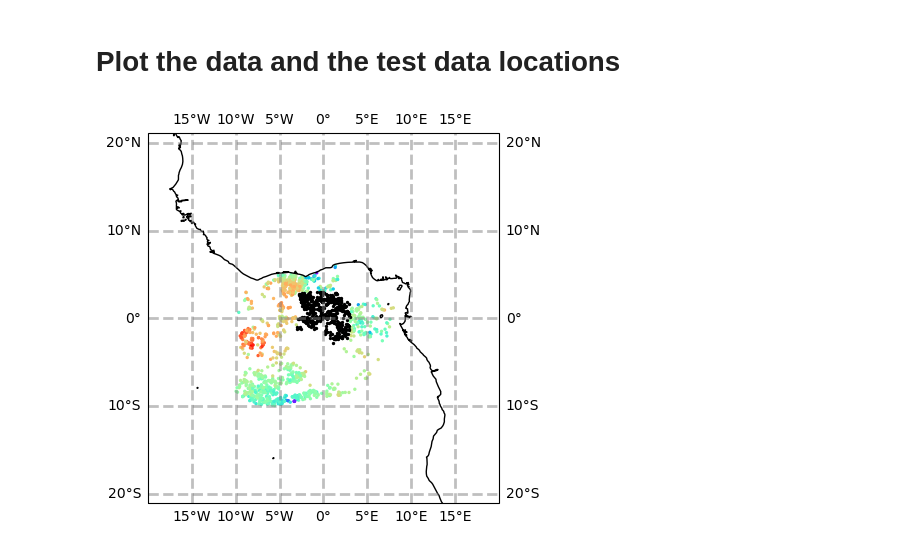
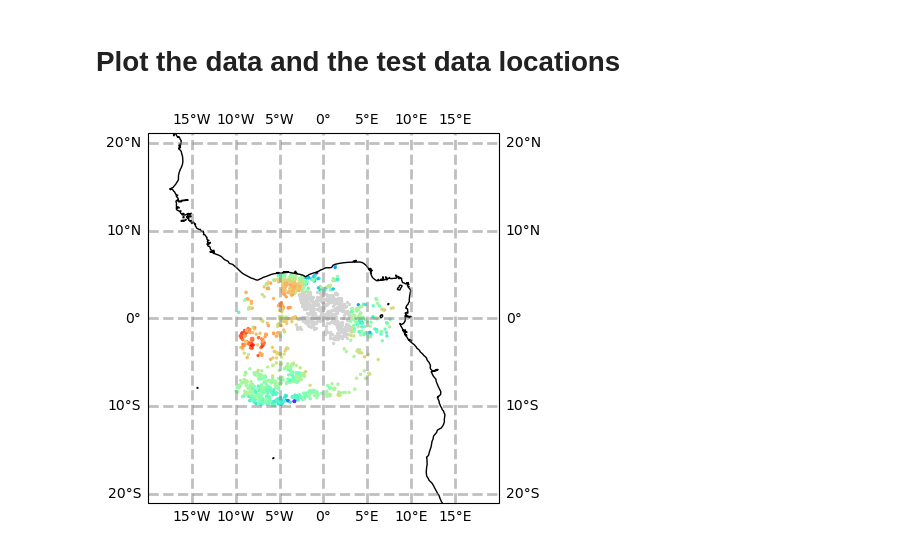
Before and after one commit to hhuang90/nonstationary_mra, a Jupyter notebook: minimum_reproducible_example.ipynb, the cells around one changed output. Cells and saved outputs as stored; diff of their text form; code cells hidden in the pictures.

```diff
--- a/minimum_reproducible_example.ipynb
+++ b/minimum_reproducible_example.ipynb
@@ -63,12 +67,12 @@ with open('data/minimal_reproducible_example/testLonLat.bin', 'rb') as file:
 # %%
 ax = plt.axes(projection=ccrs.PlateCarree())
 ax.coastlines()
 
 ax.scatter(lon, lat, s=2, c=val, cmap=plt.cm.rainbow)
-ax.scatter(test_lon, test_lat, s=2, color='black')
+ax.scatter(test_lon, test_lat, s=2, color='lightgray')
 ax.set_extent([-20, 20, -20, 20])
 ax.gridlines(draw_labels=True, linewidth=2, color='gray', alpha=0.5, linestyle='--')
 
 plt.show()
 # %% [output]
-[figure, old version]
+[figure, new version]
```
Also changed, not shown: parts of 1 cell of this notebook.
